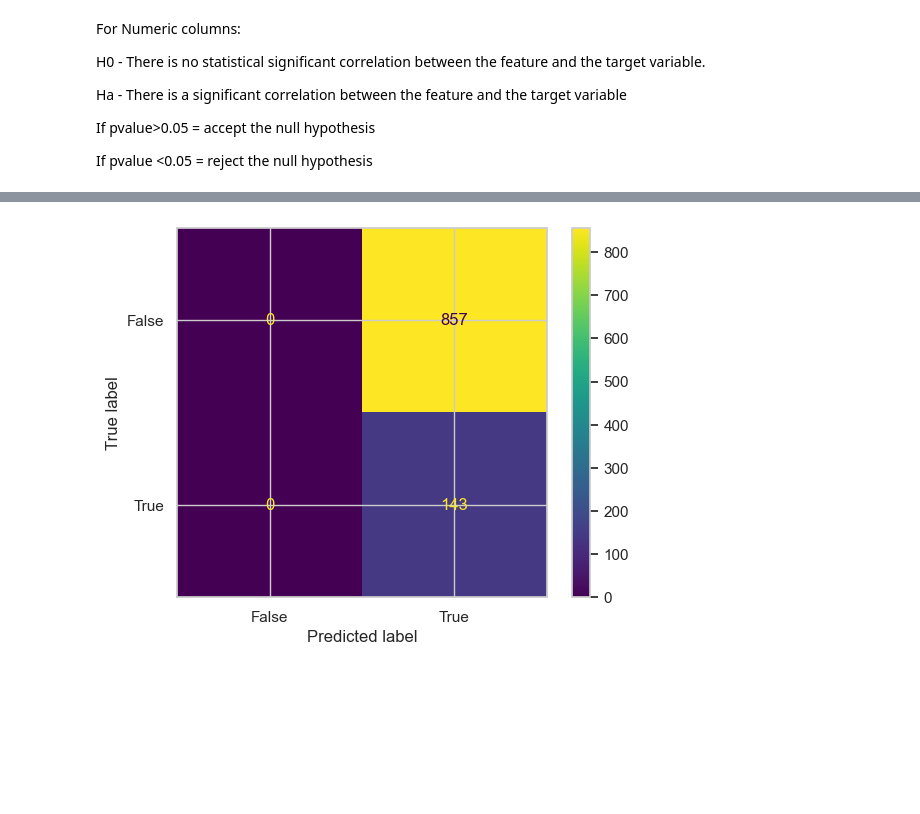
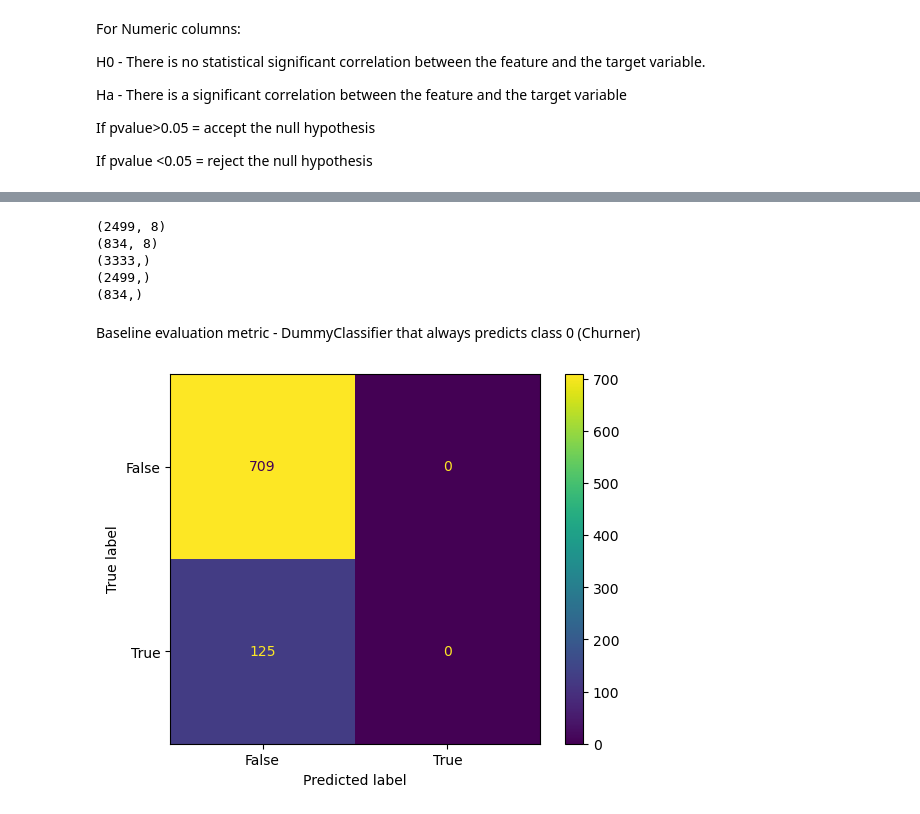
Before and after one commit to njerinjuguna/Customer-Churn, a Jupyter notebook: index.ipynb, the cells around one changed output, grey strips where cells are left out. Saved outputs shown, nothing was run; the diff lists cells and outputs as text; code cells hidden in the pictures; blank space fills up the shorter version.

Commit message:
train_test_split

```diff
--- a/index.ipynb
+++ b/index.ipynb
@@ -316,0 +438,6 @@ Preprocessing and Train_test_Split
+# %%
+#Mapping international plan
+internationalPlan_mapping = {"yes": 1, "no": 0}
+X_features.loc[:, 'international plan'] = X_features['international plan'].replace(internationalPlan_mapping)
+
+X_features.head()
@@ -316,0 +451,4 @@ Preprocessing and Train_test_Split
+# %%
+X_features= X_features.drop('area code', axis=1)
+
+X_features.head()
@@ -317,11 +464,11 @@ Preprocessing and Train_test_Split
 # %%
+from sklearn.preprocessing import StandardScaler
 from sklearn.model_selection import train_test_split
 
-X_train, X_test, y_train, y_test = train_test_split(X,y, test_size= 0.3, random_state=42)
+X = X_features.copy()
+y = df['churn']
+
+scaler = StandardScaler()
+X_scaled = scaler.fit_transform(X)
+
+X_train, X_test, y_train, y_test = train_test_split(X_scaled, y, test_size= 0.25, random_state=42)
-# %%
-# Encode "international plan" column
-from sklearn.preprocessing import LabelEncoder
-
-l_en = LabelEncoder()
-X_train["international plan"] = l_en.fit_transform(X_train["international plan"])
-X_test["international plan"] = l_en.transform(X_test["international plan"])
@@ -337,8 +481,22 @@ array([857, 143], dtype=int64)
+# %%
+print(X_train.shape)
+print(X_test.shape)
+print(y.shape)
+print(y_train.shape)
+print(y_test.shape)
+# %% [output]
+(2499, 8)
+(834, 8)
+(3333,)
+(2499,)
+(834,)
+# %% [markdown]
+Baseline evaluation metric  - DummyClassifier that always predicts class 0 (Churner)
 # %%
 from sklearn.metrics import ConfusionMatrixDisplay
 from sklearn.dummy import DummyClassifier
 
-ConfusionMatrixDisplay.from_estimator(estimator=DummyClassifier(strategy='constant', constant=1).fit(X_train, y_train),
+ConfusionMatrixDisplay.from_estimator(estimator=DummyClassifier(strategy='constant', constant=0).fit(X_train, y_train),
                                        X=X_test, y=y_test);
 # %% [output]
-[figure, old version]
+[figure, new version]
```
Also changed, not shown: parts of 36 cells of this notebook.
